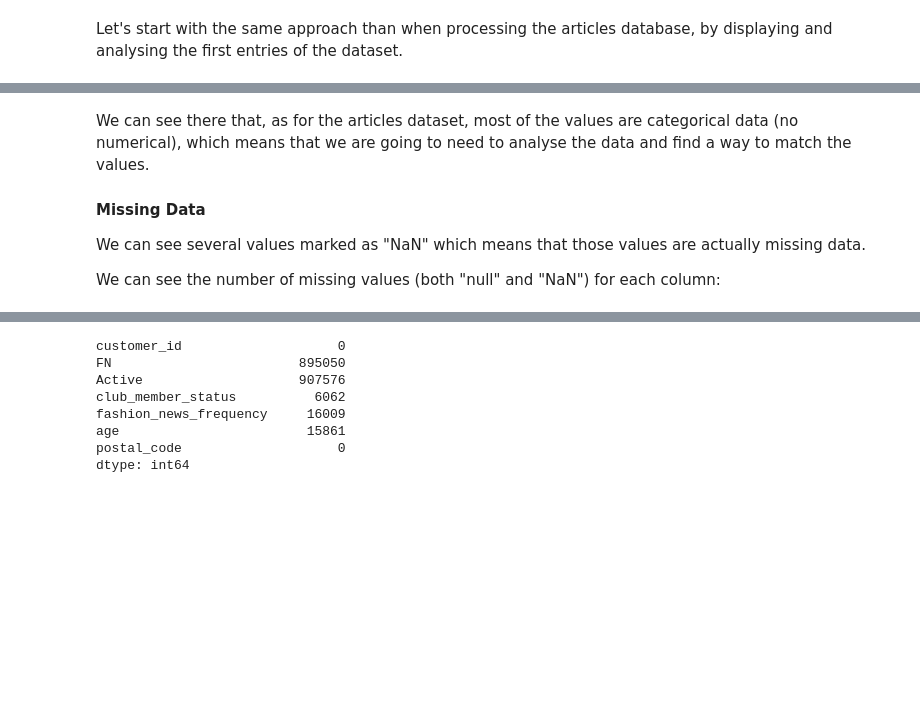
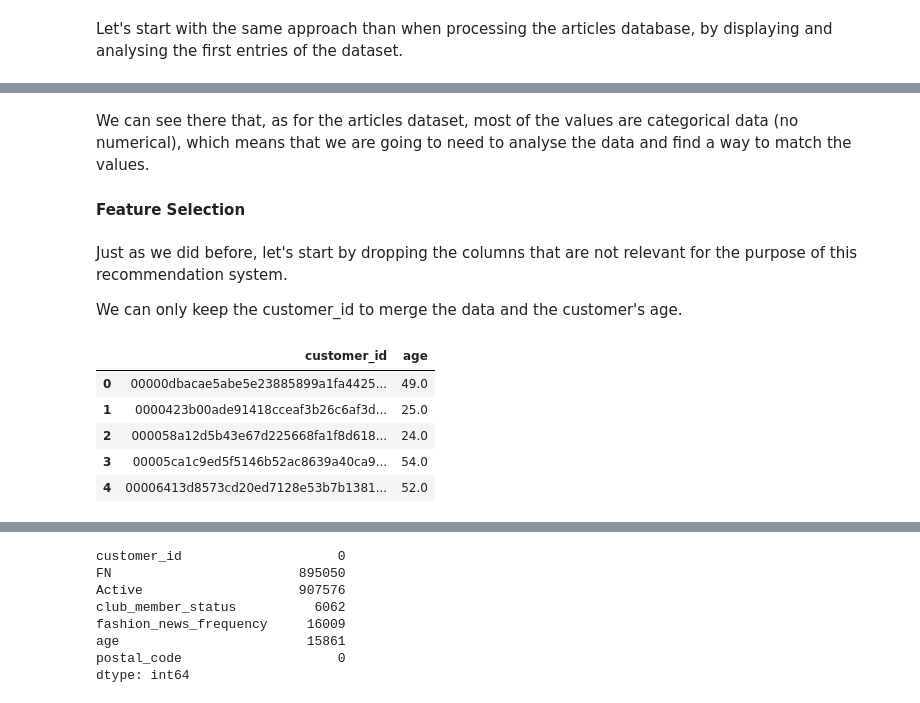
Before and after one commit to alexamew/H-M-Personalized-Fashion-Recommendations, a Jupyter notebook: main.ipynb, the cells around one changed output, grey strips where cells are left out. Saved outputs shown, nothing was run; the diff lists cells and outputs as text; code cells hidden in the pictures; blank space fills up the shorter version.

```diff
--- a/main.ipynb
+++ b/main.ipynb
@@ -124,8 +99,4 @@ customers.head()
 # %% [markdown]
 We can see there that, as for the articles dataset, most of the values are categorical data (no numerical), which means that we are going to need to analyse the data and find a way to match the values.
 
-#### Missing Data
-
-We can see several values marked as "NaN" which means that those values are actually missing data.
-
-We can see the number of missing values (both "null" and "NaN") for each column:
+#### Feature Selection
@@ -131,0 +105,14 @@ We can see the number of missing values (both "null" and "NaN") for each column:
+# %% [markdown]
+Just as we did before, let's start by dropping the columns that are not relevant for the purpose of this recommendation system.
+
+We can only keep the customer_id to merge the data and the customer's age.
+# %%
+cleaned_customers = customers[['customer_id','age']]
+cleaned_customers.head()
+# %% [output]
+|  | customer_id | age |
+| 0 | 00000dbacae5abe5e23885899a1fa4425... | 49.0 |
+| 1 | 0000423b00ade91418cceaf3b26c6af3d... | 25.0 |
+| 2 | 000058a12d5b43e67d225668fa1f8d618... | 24.0 |
+| 3 | 00005ca1c9ed5f5146b52ac8639a40ca9... | 54.0 |
+| 4 | 00006413d8573cd20ed7128e53b7b1381... | 52.0 |
```
Also changed, not shown: parts of 72 cells of this notebook, 2 other files.
